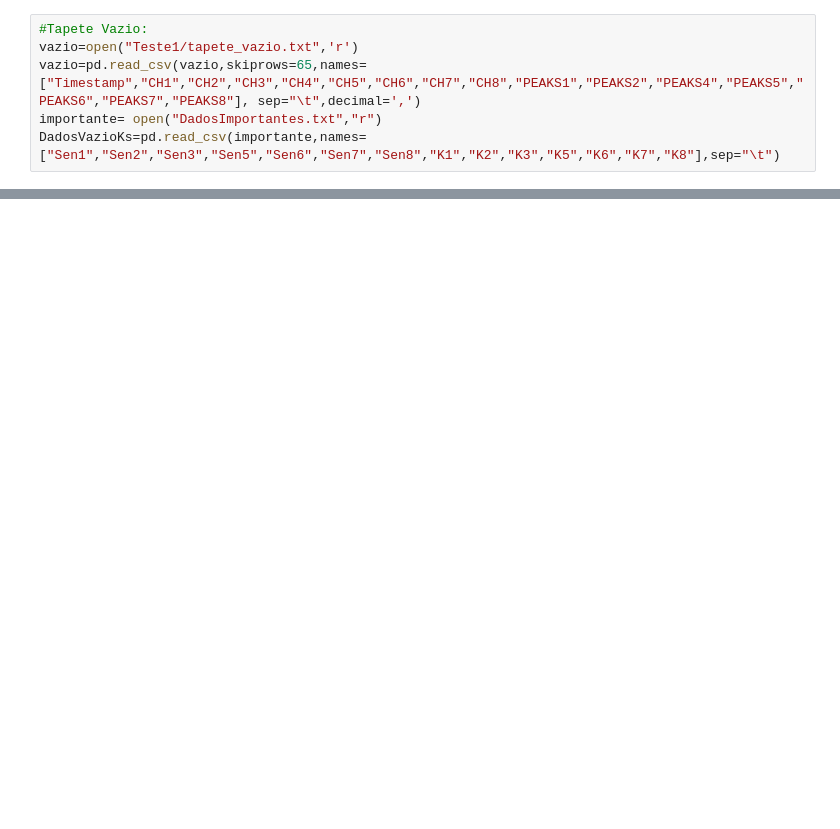
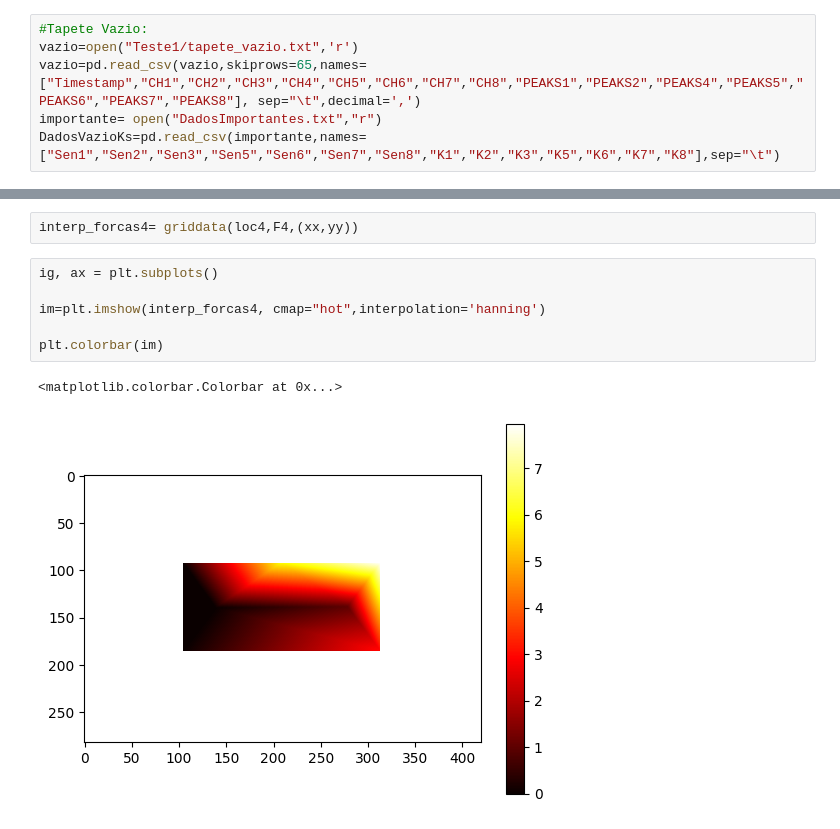
Before and after one commit to NicolasLSchneebeli/IC-TesteInicial, a Jupyter notebook: Teste1-Tapete.ipynb, the cells around one changed output, grey strips where cells are left out. Cells and saved outputs as stored; diff of their text form; blank space fills up the shorter version.

```diff
--- a/Teste1-Tapete.ipynb
+++ b/Teste1-Tapete.ipynb
@@ -115,0 +359,11 @@ for i in range (0,tapetepos.shape[0]):
+# %%
+interp_forcas4= griddata(loc4,F4,(xx,yy))
+# %%
+ig, ax = plt.subplots()
+
+im=plt.imshow(interp_forcas4, cmap="hot",interpolation='hanning')
+
+plt.colorbar(im)
+# %% [output]
+<matplotlib.colorbar.Colorbar at 0x...>
+[figure, added]
```
Also changed, not shown: parts of 44 cells of this notebook.
